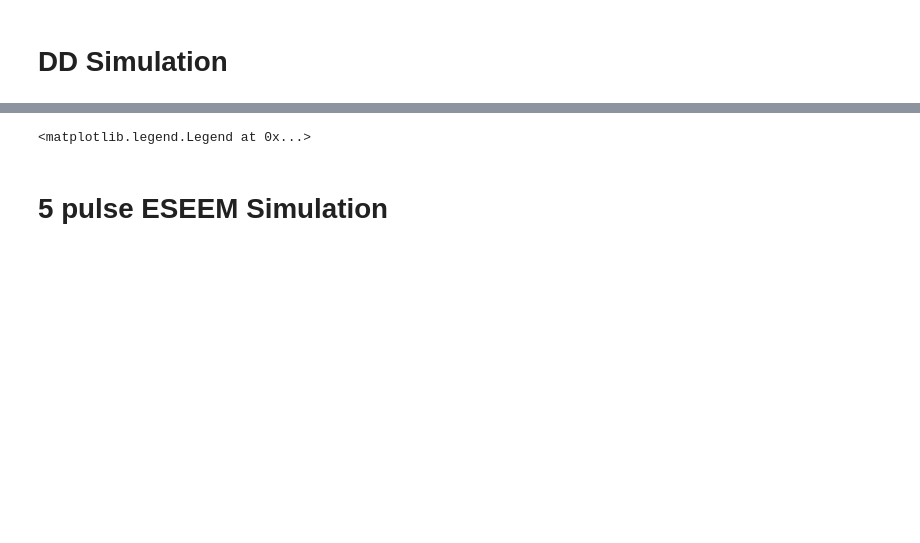
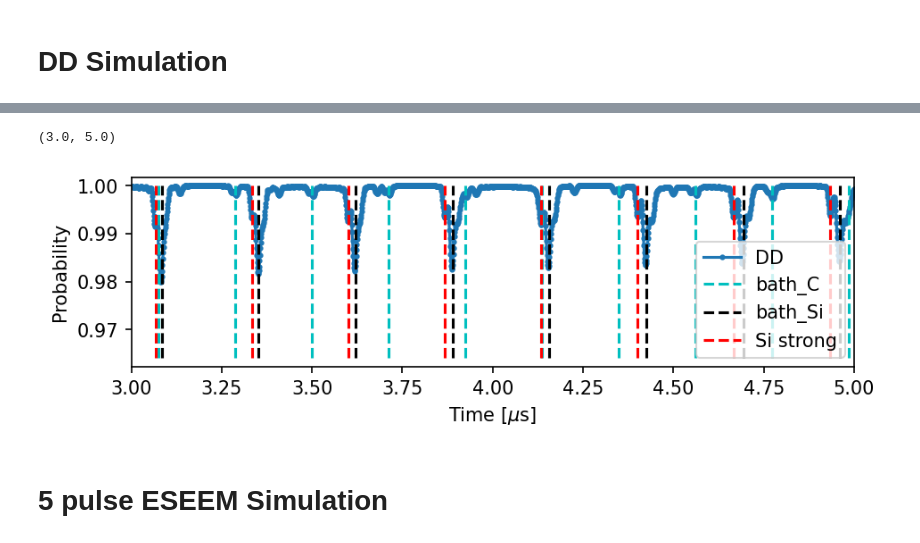
Before and after one commit to majidzahedian/Majid, a Jupyter notebook: Silicon_Carbide/SiC_seq_simulator_analytical.ipynb, the cells around one changed output, grey strips where cells are left out. Cells and saved outputs as stored; diff of their text form; code cells hidden in the pictures; blank space fills up the shorter version.

```diff
--- a/Silicon_Carbide/SiC_seq_simulator_analytical.ipynb
+++ b/Silicon_Carbide/SiC_seq_simulator_analytical.ipynb
@@ -66,17 +66,17 @@ def Generate_noisy_signal(p, N_meas): # p=1 bright state, p=0 dark state probabi
 # %% [markdown]
 ## convention: All freqs in kHz, All times in ms
 # %%
-%matplotlib notebook
+# %matplotlib notebook
 # determining the parameters
 # nuclear baths
 s1, s0 = 1.5, 0.5
-Bfield = 881*1 # Gaus
+Bfield = 881*5 # Gaus
 gamma_C = 1.07 #G/kHz
 gamma_Si = -0.8465 #G/kHz
 larmor_C = Bfield*gamma_C # in kHz
 larmor_Si = abs(Bfield*gamma_Si) # in kHz
-Azz = np.array([2090, -610]) # kHz
-Azx = np.array([-290, -150]) # kHz
+Azz = np.array([20.90, -61.0]) # kHz
+Azx = np.array([-29.0, -15.0]) # kHz
 bath_larmor= np.array([larmor_Si, larmor_Si])
 Om0 = np.sqrt((bath_larmor+s0*Azz)**2+(s0*Azx)**2)
 Om1 = np.sqrt((bath_larmor+s1*Azz)**2+(s1*Azx)**2)
@@ -155,15 +154,15 @@ plt.tight_layout()
 # %%
 start = 8e-6 # in ms
 duration = 10e-3 # in ms
-incre = 3e-6
+incre = 1e-6
 Taus = np.arange(start,start+duration, incre) # in ms
 N_pi = 20 # number of pi pulses
 N_meas = int(1e4) # number of measurements needed for noise generated signal
 
 bath_C = 1/(2*larmor_C) # in ms
 bath_Si = abs(1/(2*larmor_Si)) # in ms, is physical to use absolute value?
-tau_bath_C = np.array([bath_C *odd for odd in range(50) if odd%2==1 and bath_C*odd<max(Taus)]) # bath resonance in ms
-tau_bath_Si = np.array([bath_Si*odd for odd in range(50) if odd%2==1 and bath_Si*odd<max(Taus)])
+tau_bath_C = np.array([bath_C *odd for odd in range(100) if odd%2==1 and bath_C*odd<max(Taus)]) # bath resonance in ms
+tau_bath_Si = np.array([bath_Si*odd for odd in range(100) if odd%2==1 and bath_Si*odd<max(Taus)])
 tau_Si = np.array(
     [abs(odd/((Om0+Om1)))[0] for odd in range(100) if odd%2==1 and abs(odd/((Om0+Om1)))[0]<max(Taus)])
 
@@ -176,9 +175,9 @@ p = 0.5-0.5*sigmaz_DD #probability to be in the initial state (bright state) fro
 
 plt.figure(dpi=150, figsize=(3.5*1.8,3.5/1.61803398875))
 plt.plot(Taus*1000, p, '-o',markersize=2, label='DD')
-# plt.vlines(tau_bath_C*1000, ymin=min(p), ymax=1, color='c', label='bath_C', linestyles ='dashed')
-# plt.vlines(tau_bath_Si*1000, ymin=min(p), ymax=1, color='black', label='bath_Si', linestyles ='dashed')
-#plt.vlines(tau_Si*1000, ymin=min(p), ymax=1, color='red', label='Si strong', linestyles ='dashed')
+plt.vlines(tau_bath_C*1000, ymin=min(p), ymax=1, color='c', label='bath_C', linestyles ='dashed')
+plt.vlines(tau_bath_Si*1000, ymin=min(p), ymax=1, color='black', label='bath_Si', linestyles ='dashed')
+plt.vlines(tau_Si*1000, ymin=min(p), ymax=1, color='red', label='Si strong', linestyles ='dashed')
 plt.xlabel("Time [$\mu$s]")
 plt.ylabel('Probability')
 plt.tight_layout()
@@ -186,7 +185,7 @@ plt.legend()
 # plt.savefig('DD_3_4pulse.png', dpi=150)
 # plt.savefig('DD_3_64pulse.png', dpi=150)
 # plt.savefig('DD_all_64pulse.png',dpi=150)
-# plt.xlim([12.26, 12.73])
+plt.xlim([3, 5])
 # plt.ylim([0.46, 1.03])
 # plt.savefig('DD_all_64pulse_zoom.png',dpi=150)
 # %% [output]
@@ -195,4 +192,5 @@ plt.legend()
-<matplotlib.legend.Legend at 0x...>
+(3.0, 5.0)
+[figure, added]
 # %% [markdown]
 # 5 pulse ESEEM Simulation
 # %%
```
Also changed, not shown: parts of 4 cells of this notebook, 28 other files.
